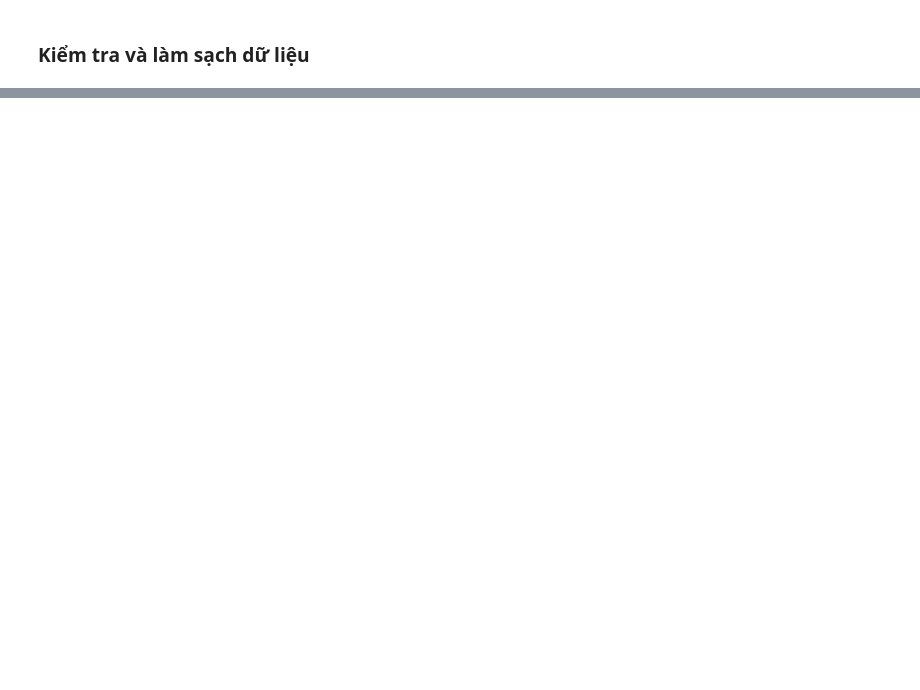
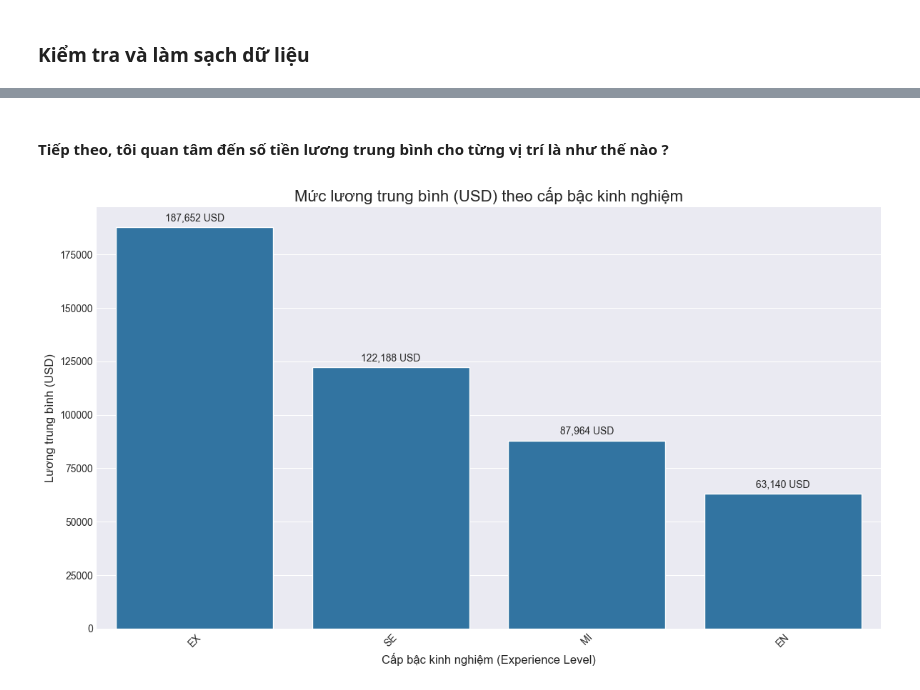
Before and after one commit to thethien8a/Machine-Learning-Project, a Jupyter notebook: Linear Regression/project_1.ipynb, the cells around one changed output, grey strips where cells are left out. Cells and saved outputs as stored; diff of their text form; code cells hidden in the pictures; blank space fills up the shorter version.

```diff
--- a/Linear Regression/project_1.ipynb
+++ b/Linear Regression/project_1.ipynb
@@ -207,0 +352,26 @@ Tổng số biểu đồ: 16
+# %% [markdown]
+#### Tiếp theo, tôi quan tâm đến số tiền lương trung bình cho từng vị trí là như thế nào ?
+# %%
+avg_salary_each_exp = df.groupby('experience_level')['salary_usd'].mean().sort_values(ascending=False)
+
+# Vẽ biểu đồ
+plt.figure(figsize=(12, 7))
+barplot = sns.barplot(x=avg_salary_each_exp.index, y=avg_salary_each_exp.values)
+
+# Thêm nhãn giá trị trên mỗi cột để dễ đọc
+for p in barplot.patches:
+    barplot.annotate(format(p.get_height(), ',.0f') + ' USD',
+                   (p.get_x() + p.get_width() / 2., p.get_height()),
+                   ha = 'center', va = 'center',
+                   xytext = (0, 9),
+                   textcoords = 'offset points')
+
+# Đặt tiêu đề và nhãn
+plt.title('Mức lương trung bình (USD) theo cấp bậc kinh nghiệm', fontsize=16)
+plt.xlabel('Cấp bậc kinh nghiệm (Experience Level)', fontsize=12)
+plt.ylabel('Lương trung bình (USD)', fontsize=12)
+plt.xticks(rotation=45)
+plt.tight_layout() # Tự động điều chỉnh cho vừa vặn
+plt.show()
+# %% [output]
+[figure, added]
```
Also changed, not shown: parts of 59 cells of this notebook, 4 other files.
